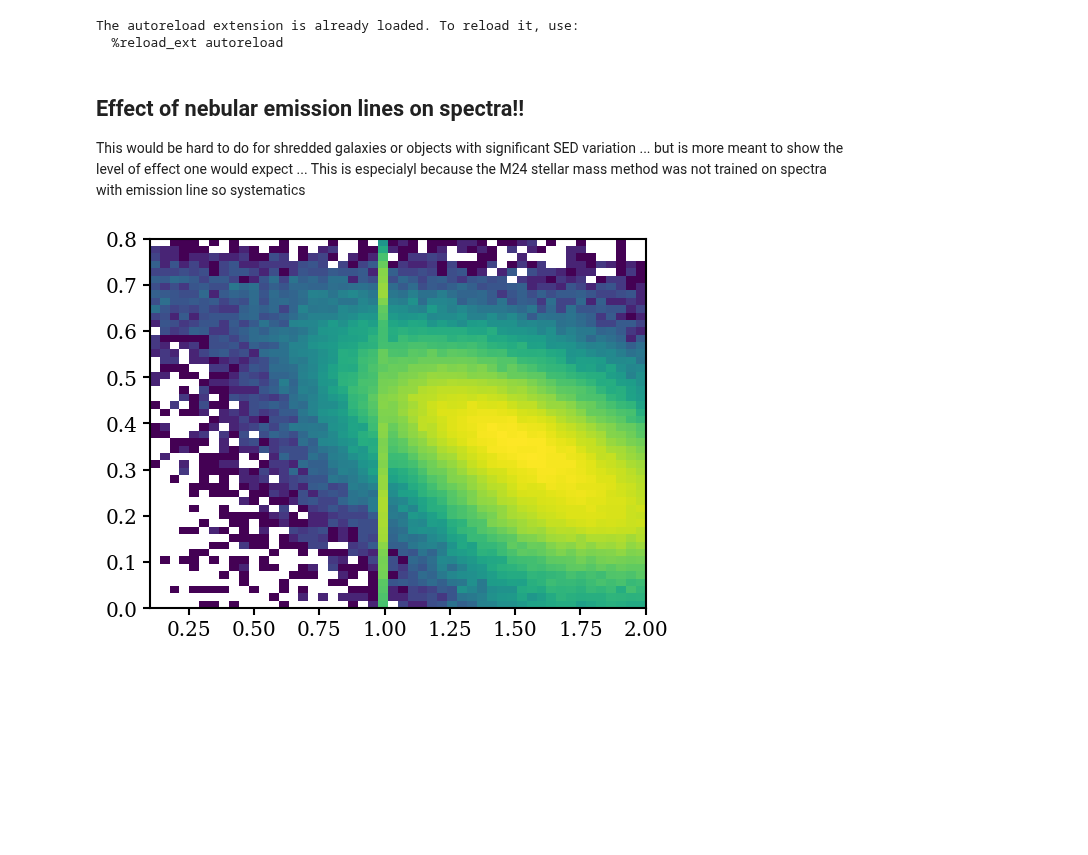
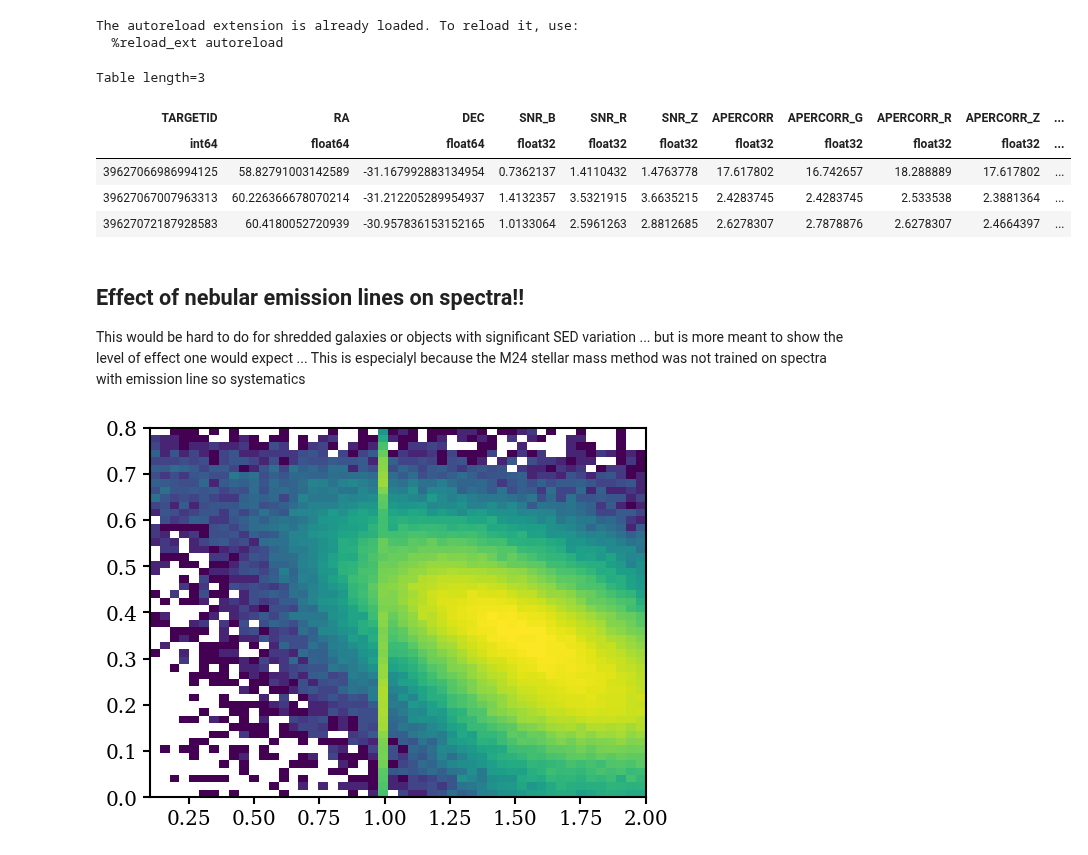
Before and after one commit to virajvman/desi_dwarfs, a Jupyter notebook: notebooks/catalog_paper/stellar_mass_investigate.ipynb, the cells around one changed output. Cells and saved outputs as stored; diff of their text form; code cells hidden in the pictures; blank space fills up the shorter version.

```diff
--- a/notebooks/catalog_paper/stellar_mass_investigate.ipynb
+++ b/notebooks/catalog_paper/stellar_mass_investigate.ipynb
@@ -65,6 +65,15 @@ filename = "/pscratch/sd/v/virajvm/desi_dwarf_catalogs/dr1/v1.0/desi_dr1_dwarf_c
 # Option 1: load the MAIN extension directly as an Astropy Table
 main =  Table.read(filename, hdu="MAIN")
 fastspec =  Table.read(filename, hdu="FASTSPEC")
+# %%
+fastspec[:3]
+# %% [output]
+Table length=3
+| TARGETID | RA | DEC | SNR_B | SNR_R | SNR_Z | APERCORR | APERCORR_G | APERCORR_R | APERCORR_Z | ... |
+| int64 | float64 | float64 | float32 | float32 | float32 | float32 | float32 | float32 | float32 | ... |
+| 39627066986994125 | 58.82791003142589 | -31.167992883134954 | 0.7362137 | 1.4110432 | 1.4763778 | 17.617802 | 16.742657 | 18.288889 | 17.617802 | ... |
+| 39627067007963313 | 60.226366678070214 | -31.212205289954937 | 1.4132357 | 3.5321915 | 3.6635215 | 2.4283745 | 2.4283745 | 2.533538 | 2.3881364 | ... |
+| 39627072187928583 | 60.4180052720939 | -30.957836153152165 | 1.0133064 | 2.5961263 | 2.8812685 | 2.6278307 | 2.7878876 | 2.6278307 | 2.4664397 | ... |
 # %% [markdown]
 ## Effect of nebular emission lines on spectra!!
 
```
Also changed, not shown: parts of 2 cells of this notebook, 1 other file.
